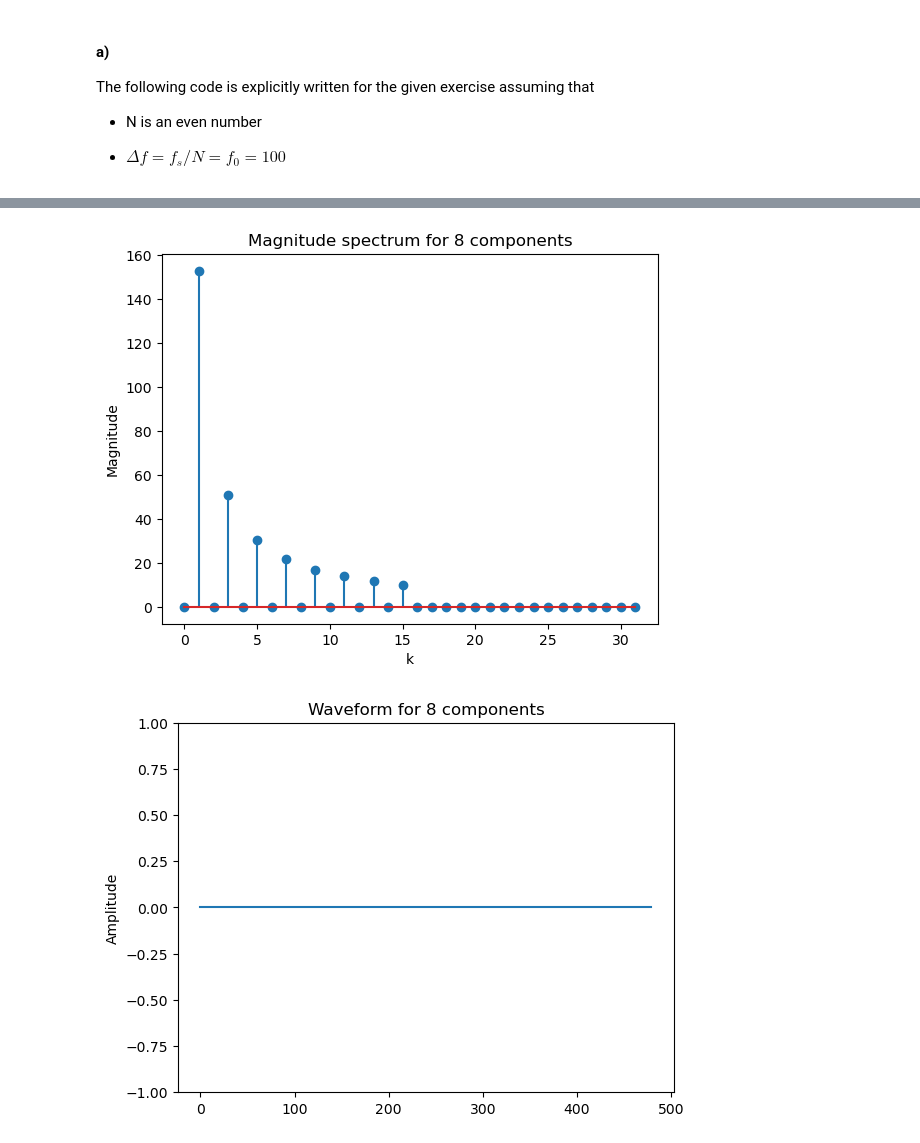
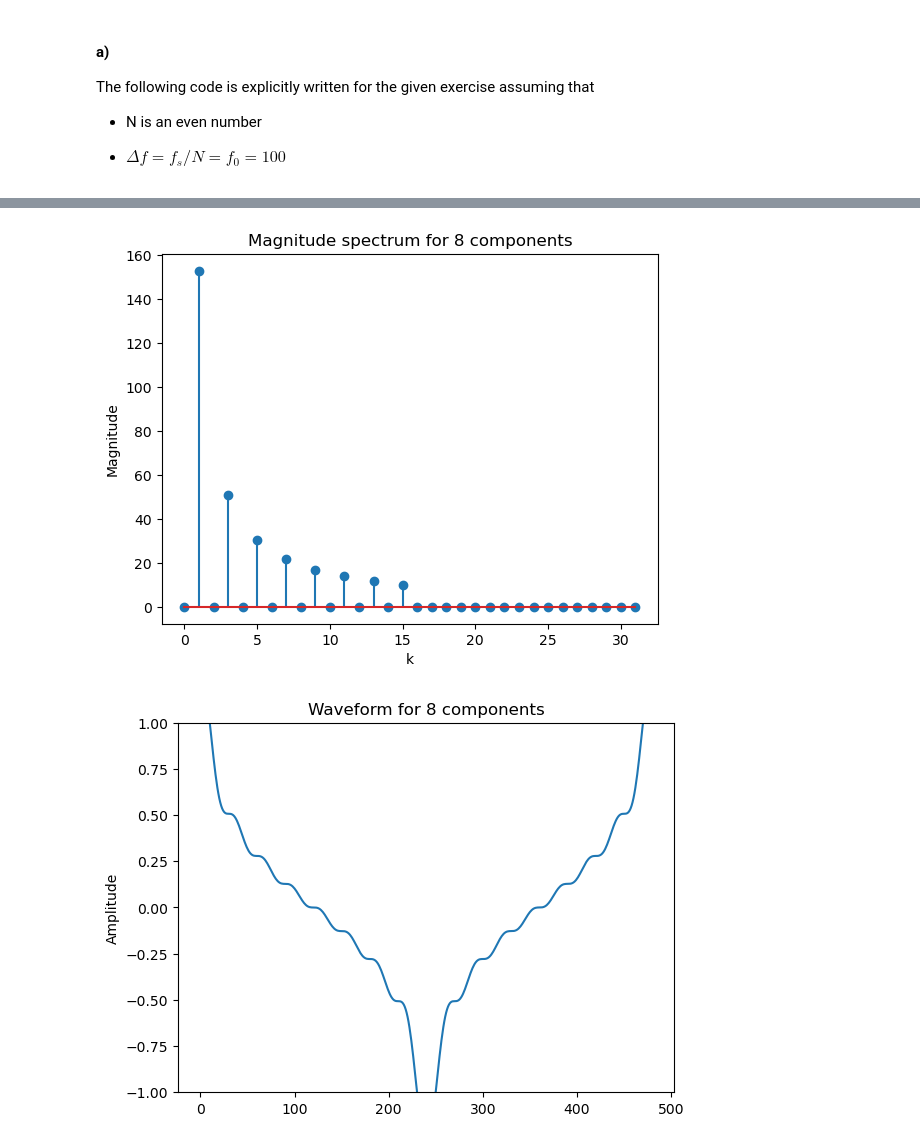
Before and after one commit to audiotechnologie-mattis/signalverarbeitung, a Jupyter notebook: homework_3/homework_3.ipynb, the cells around one changed output, grey strips where cells are left out. Cells and saved outputs as stored; diff of their text form; code cells hidden in the pictures.

```diff
--- a/homework_3/homework_3.ipynb
+++ b/homework_3/homework_3.ipynb
@@ -30,6 +28,8 @@ f0 = 100
 N = 480
 N_single_sided = N // 2 + 1
 component_amounts = [1, 2, 8, 100]
+
+faktor_1sekunde = fs // N
 
 
 def plot_spectrum_magnitude(X, title):
@@ -54,7 +54,7 @@ for component_amount in component_amounts:
     k_to_fill = np.ones(component_amount, dtype=int) + np.arange(0, component_amount) * 2
 
     for k in k_to_fill:
-        X_single_sided[k] = N / np.pi * np.exp(-1j * np.pi / 2) / k
+        X_single_sided[k] = N / np.pi / k
 
     X = np.append(X_single_sided, np.flip(X_single_sided[1:-1]))
     x = np.real(np.fft.ifft(X))
@@ -62,5 +62,10 @@ for component_amount in component_amounts:
     title_suffix = f'for {component_amount} component{"s" if component_amount > 1 else ""}'
     plot_spectrum_magnitude(X_single_sided[:component_amount * 4], f'Magnitude spectrum {title_suffix}')
     plot_waveform(x, f'Waveform {title_suffix}')
+
+    ### 1c) make signals 1 second long
+    x_1sekunde = np.tile(x, faktor_1sekunde)
+    name = f"square wave one second {component_amount} sinus components.wav"
+    sf.write(name, x_1sekunde, fs)
 # %% [output]
 [figure]
@@ -70,3 +75,3 @@ for component_amount in component_amounts:
 [figure]
-[figure, old version]
+[figure, new version]
 [figure]
```
Also changed, not shown: parts of 5 cells of this notebook.
